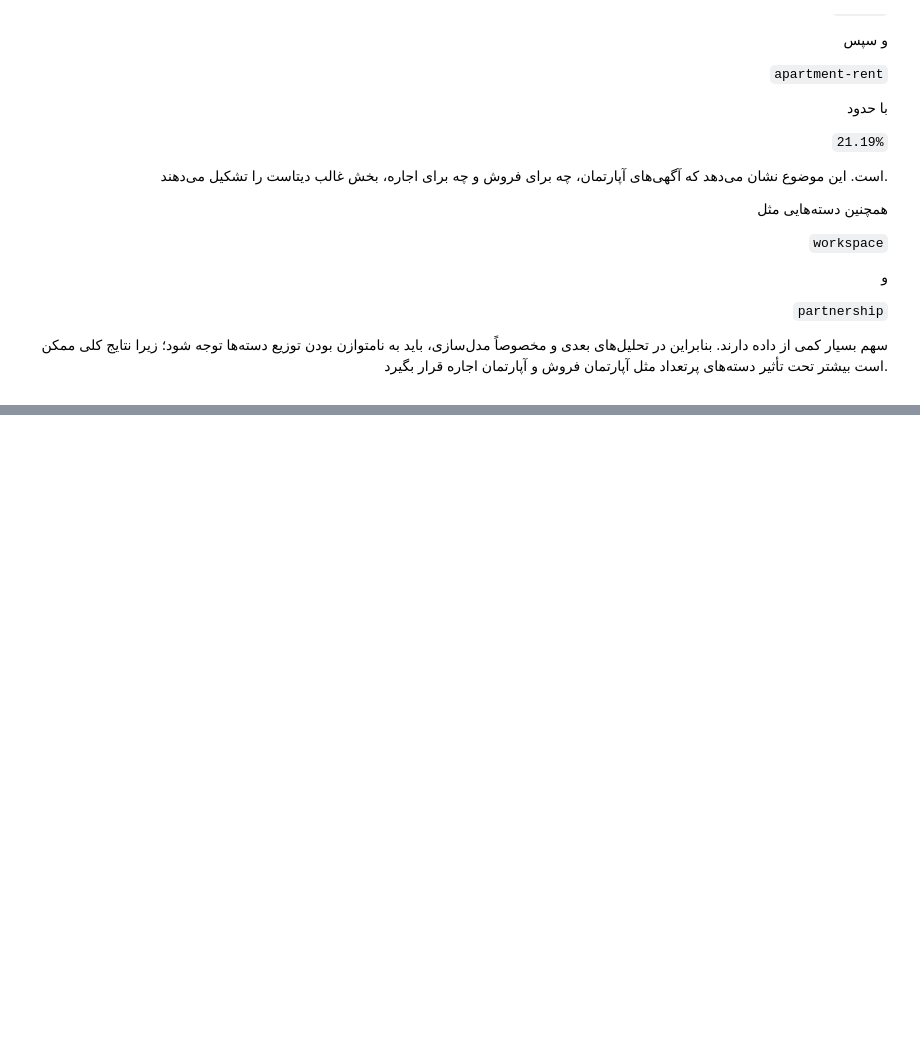
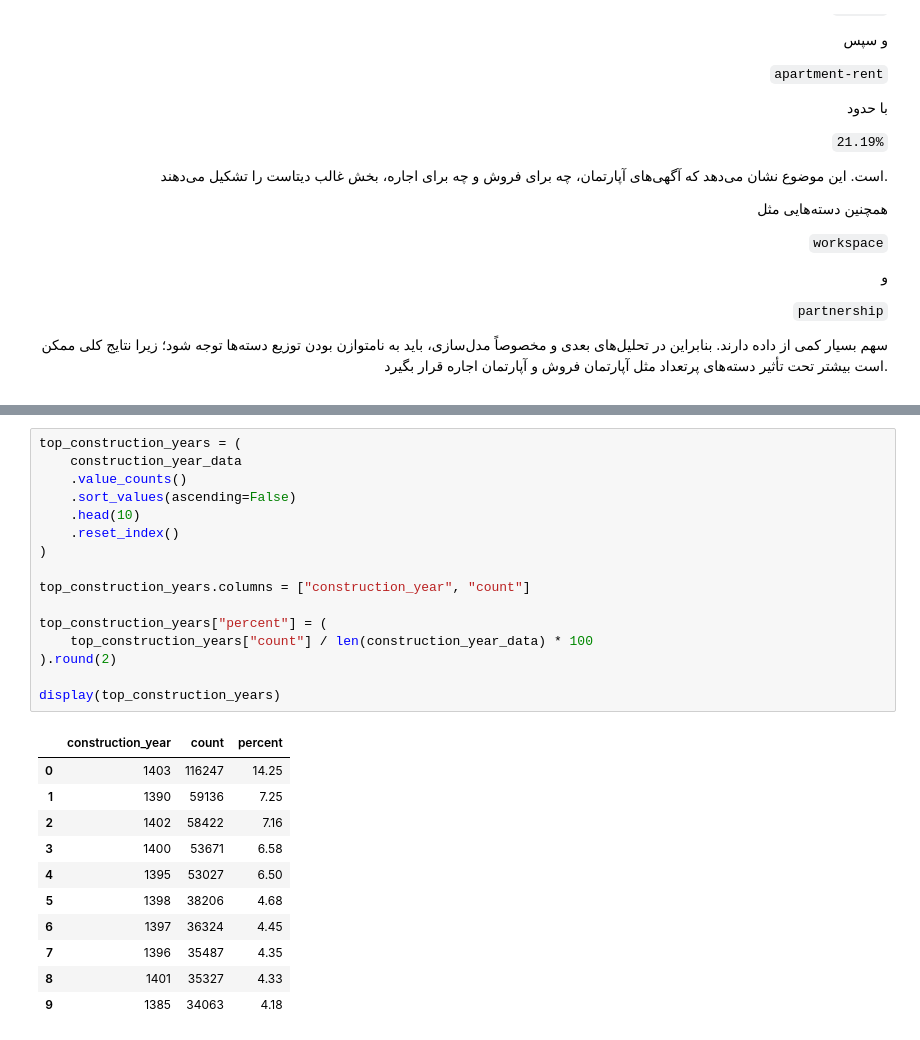
Before and after one commit to AliRaddman/divar-ml-project, a Jupyter notebook: notebooks/work/descriptive_ali.ipynb, the cells around one changed output, grey strips where cells are left out. Drawn from its saved outputs; the diff is of its cells as text; blank space fills up the shorter version.

```diff
--- a/notebooks/work/descriptive_ali.ipynb
+++ b/notebooks/work/descriptive_ali.ipynb
@@ -278,0 +378,28 @@ plt.show()
+# %%
+top_construction_years = (
+    construction_year_data
+    .value_counts()
+    .sort_values(ascending=False)
+    .head(10)
+    .reset_index()
+)
+
+top_construction_years.columns = ["construction_year", "count"]
+
+top_construction_years["percent"] = (
+    top_construction_years["count"] / len(construction_year_data) * 100
+).round(2)
+
+display(top_construction_years)
+# %% [output]
+|  | construction_year | count | percent |
+| 0 | 1403 | 116247 | 14.25 |
+| 1 | 1390 | 59136 | 7.25 |
+| 2 | 1402 | 58422 | 7.16 |
+| 3 | 1400 | 53671 | 6.58 |
+| 4 | 1395 | 53027 | 6.50 |
+| 5 | 1398 | 38206 | 4.68 |
+| 6 | 1397 | 36324 | 4.45 |
+| 7 | 1396 | 35487 | 4.35 |
+| 8 | 1401 | 35327 | 4.33 |
+| 9 | 1385 | 34063 | 4.18 |
```
Also changed, not shown: parts of 9 cells of this notebook.
